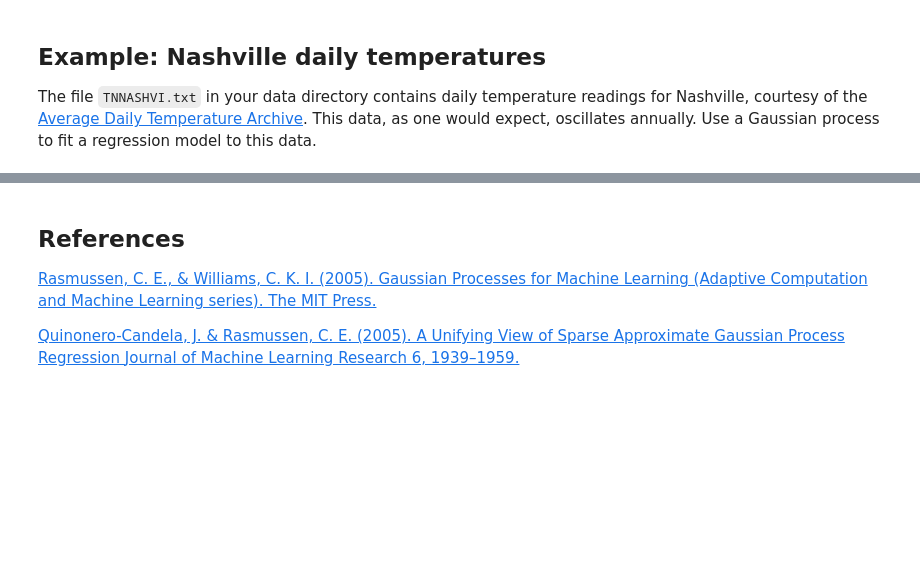
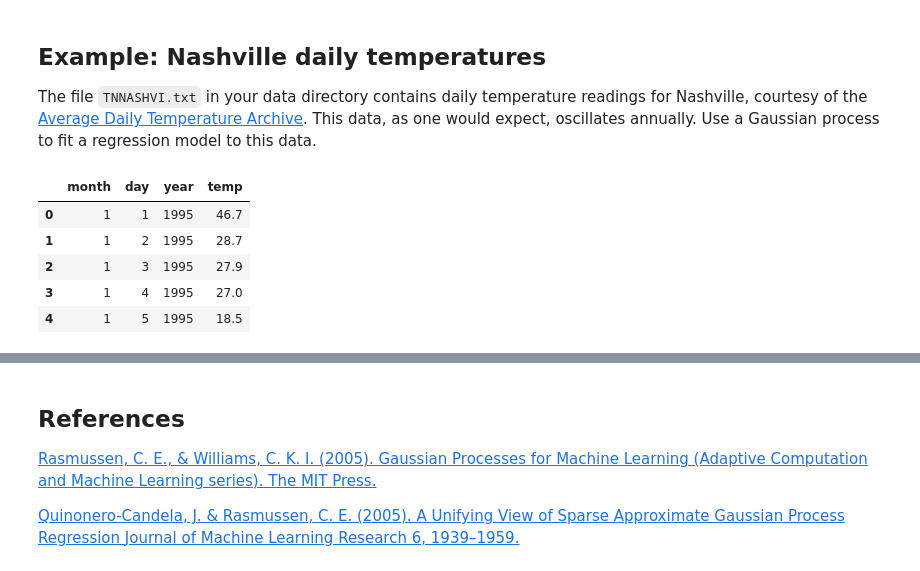
Before and after one commit to matescharnitzky/bayes_course_2023, a Jupyter notebook: notebooks/Section3_2-Non_Parametric_Models.ipynb, the cells around one changed output, grey strips where cells are left out. Drawn from its saved outputs; the diff is of its cells as text; code cells hidden in the pictures; blank space fills up the shorter version.

```diff
--- a/notebooks/Section3_2-Non_Parametric_Models.ipynb
+++ b/notebooks/Section3_2-Non_Parametric_Models.ipynb
@@ -1083,6 +1199,14 @@ The file `TNNASHVI.txt` in your data directory contains daily temperature readin
 # %%
 daily_temps = pd.read_table("../data/TNNASHVI.txt", sep='\s+',
                             names=['month','day','year','temp'], na_values=-99)
+daily_temps.head()
+# %% [output]
+|  | month | day | year | temp |
+| 0 | 1 | 1 | 1995 | 46.7 |
+| 1 | 1 | 2 | 1995 | 28.7 |
+| 2 | 1 | 3 | 1995 | 27.9 |
+| 3 | 1 | 4 | 1995 | 27.0 |
+| 4 | 1 | 5 | 1995 | 18.5 |
 # %%
 temps_2010 = daily_temps.temp[daily_temps.year>2010]
 temps_2010.plot(style='b.', figsize=(10,6), grid=False)
```
Also changed, not shown: parts of 30 cells of this notebook, 1 other file.
